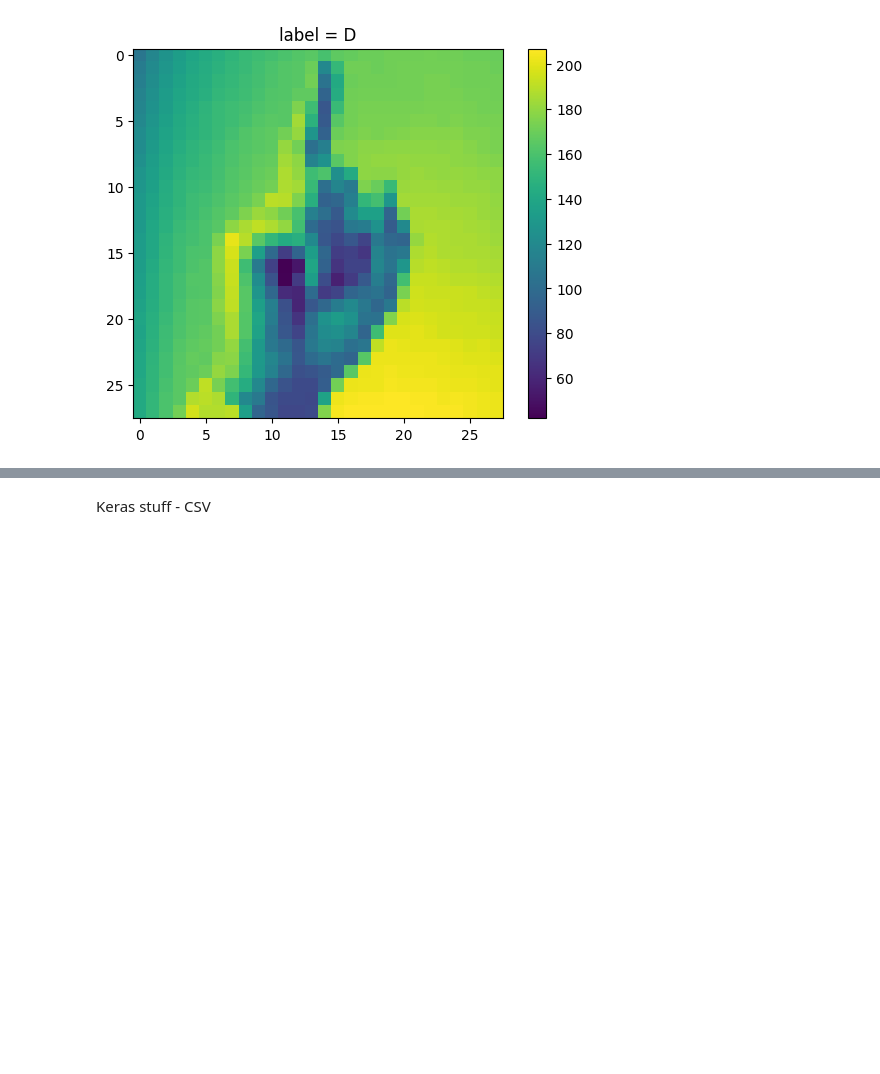
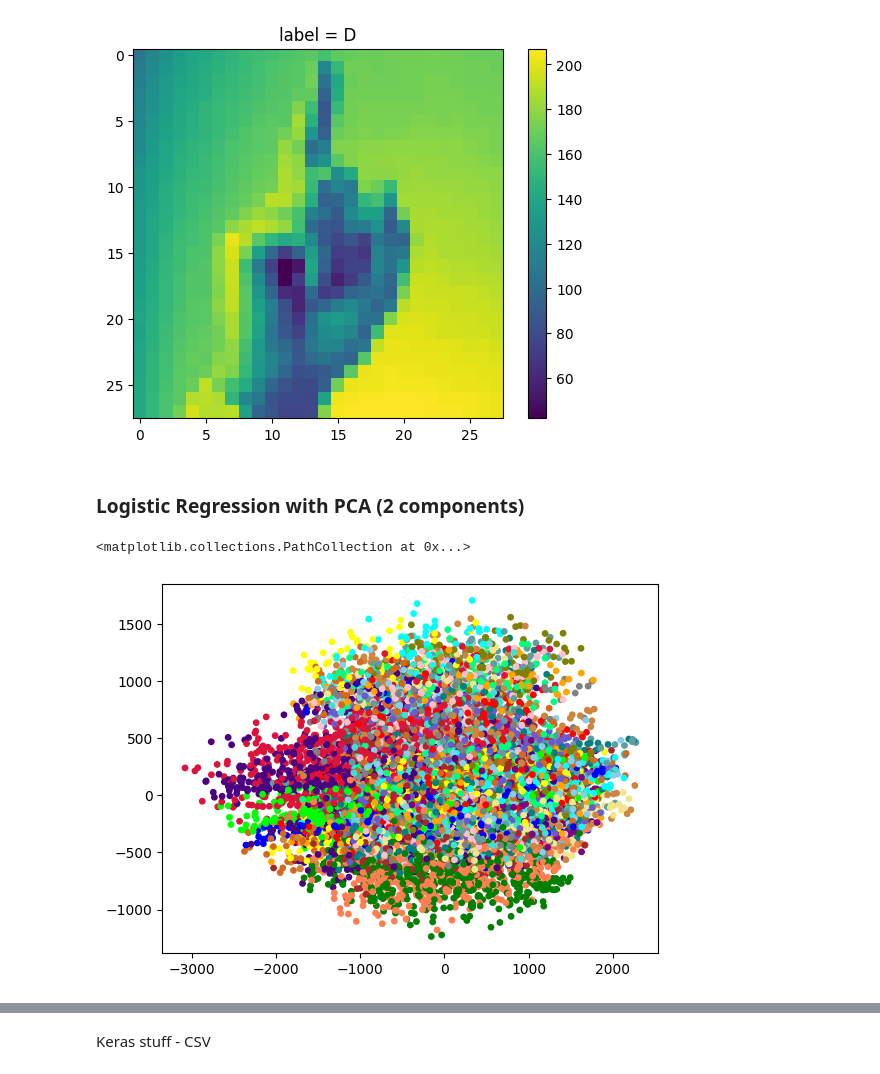
Before and after one commit to Astute-2319/CS5990-Group7-Final-Project, a Jupyter notebook: astute_final_work.ipynb, the cells around one changed output, grey strips where cells are left out. Saved outputs shown, nothing was run; the diff lists cells and outputs as text; code cells hidden in the pictures; blank space fills up the shorter version.

```diff
--- a/astute_final_work.ipynb
+++ b/astute_final_work.ipynb
@@ -66,3 +160,17 @@ plt.savefig('Image_'+'row_id'+'.png')
 plt.show()
 # %% [output]
 [figure]
+# %% [markdown]
+### Logistic Regression with PCA (2 components)
+# %%
+pca = PCA(n_components=2)
+transformed_data_2 = pca.fit_transform(train_data)
+transformed_data_2 = transformed_data_2.T
+color_map = np.array(['blue', 'orange', 'green', 'red', 'purple', 'brown', 'pink', 'gray', 'olive', 'cyan', 'lime', 'turquoise',
+                       'teal', 'slateblue', 'coral', 'crimson', 'indigo', 'springgreen', 'cadetblue', 'khaki', 'yellow', 'skyblue', 'chocolate', 'peru', 'aqua'])
+colors = color_map[train_data_labels]
+
+plt.scatter(transformed_data_2[0], -transformed_data_2[1], c=colors, s=15)
+# %% [output]
+<matplotlib.collections.PathCollection at 0x...>
+[figure, added]
```
Also changed, not shown: parts of 22 cells of this notebook.
